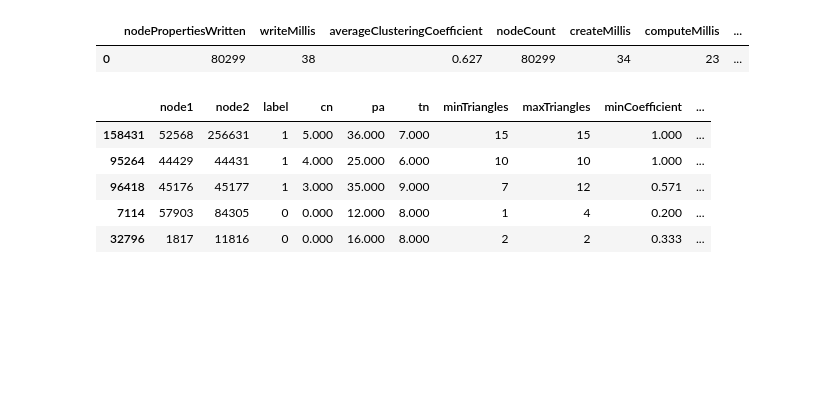
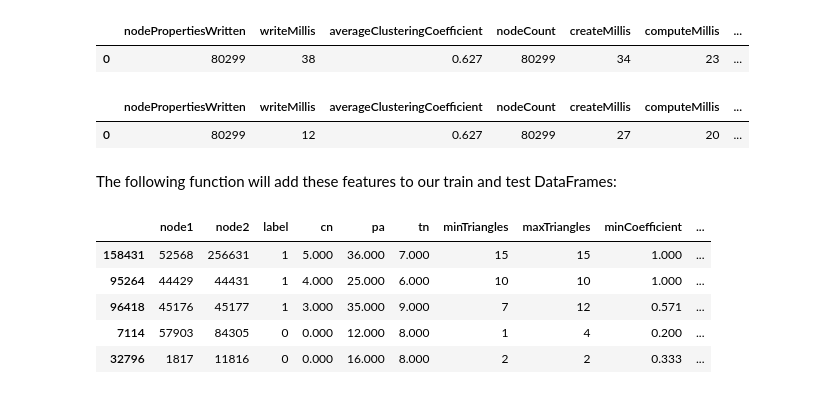
Before and after one commit to neo4j-examples/link-prediction, a Jupyter notebook: notebooks/04_Model_Feature_Engineering.ipynb, the cells around one changed output. Cells and saved outputs as stored; diff of their text form; code cells hidden in the pictures; blank space fills up the shorter version.

```diff
--- a/notebooks/04_Model_Feature_Engineering.ipynb
+++ b/notebooks/04_Model_Feature_Engineering.ipynb
@@ -157 +161,26 @@ The following function will add these features to our train and test DataFrames:
+# %%
+# tag::test-coefficient[]
+query = """
+CALL gds.localClusteringCoefficient.write({
+  nodeProjection: 'Author',
+  relationshipProjection: {
+    CO_AUTHOR_EARLY: {
+      type: 'CO_AUTHOR',
+      orientation: 'UNDIRECTED'
+    }
+  },
+  writeProperty: 'coefficientTest'
+});
+"""
+
+with driver.session(database="neo4j") as session:
+    result = session.run(query)
+# end::test-coefficient[]
+    df = pd.DataFrame([dict(record) for record in result])
+df
+# %% [output]
+|  | nodePropertiesWritten | writeMillis | averageClusteringCoefficient | nodeCount | createMillis | computeMillis | ... |
+| 0 | 80299 | 12 | 0.627 | 80299 | 27 | 20 | ... |
+# %% [markdown]
+The following function will add these features to our train and test DataFrames:
 # %%
```
Also changed, not shown: parts of 14 cells of this notebook, 1 other file.
